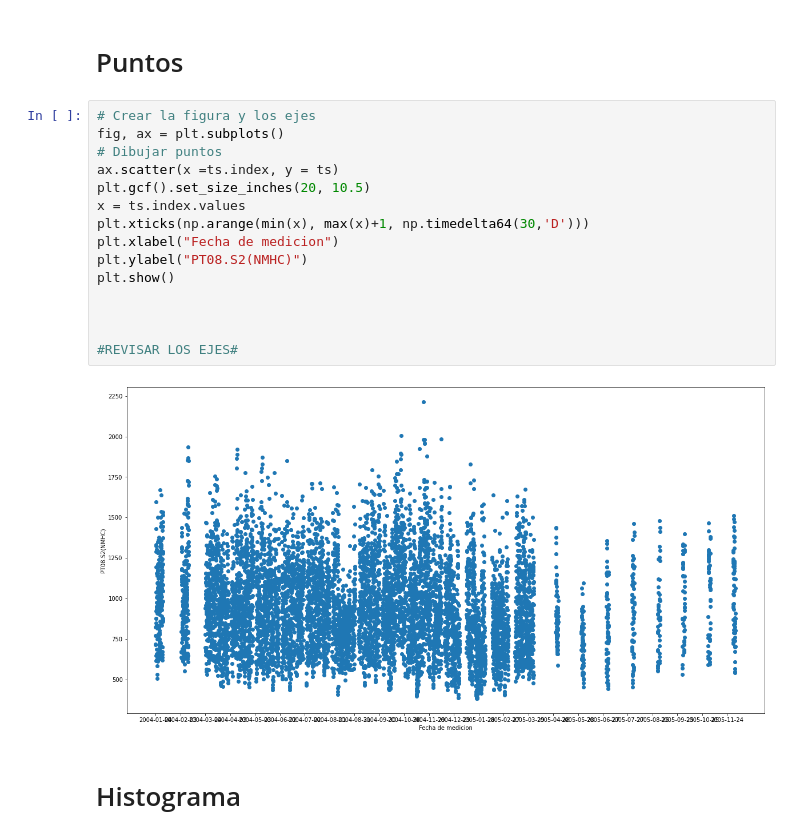
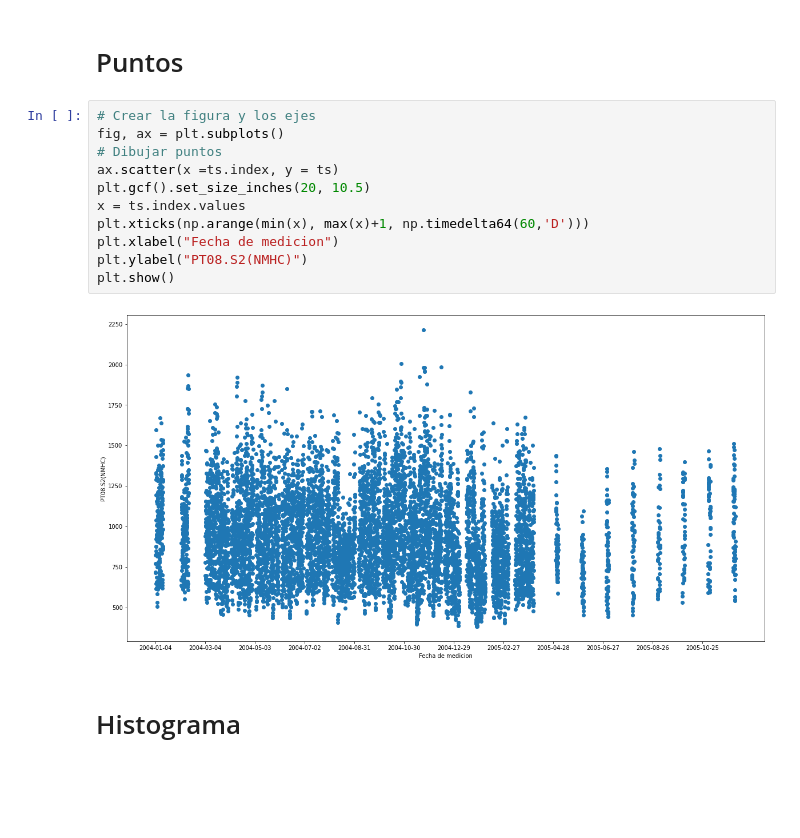
Before and after one commit to Abstractize/Descriptive-statistics, a Jupyter notebook: Tarea 1.ipynb, the cells around one changed output. Cells and saved outputs as stored; diff of their text form; blank space fills up the shorter version.

```diff
--- a/Tarea 1.ipynb
+++ b/Tarea 1.ipynb
@@ -207,20 +183,16 @@ print(rangoMuestral)
 # %%
 # Crear la figura y los ejes
 fig, ax = plt.subplots()
 # Dibujar puntos
 ax.scatter(x =ts.index, y = ts)
 plt.gcf().set_size_inches(20, 10.5)
 x = ts.index.values
-plt.xticks(np.arange(min(x), max(x)+1, np.timedelta64(30,'D')))
+plt.xticks(np.arange(min(x), max(x)+1, np.timedelta64(60,'D')))
 plt.xlabel("Fecha de medicion")
 plt.ylabel("PT08.S2(NMHC)")
 plt.show()
-
-
-
-#REVISAR LOS EJES#
 # %% [output]
-[figure, old version]
+[figure, new version]
 # %% [markdown]
 # Histograma
 # %%
```
Also changed, not shown: parts of 15 cells of this notebook.
